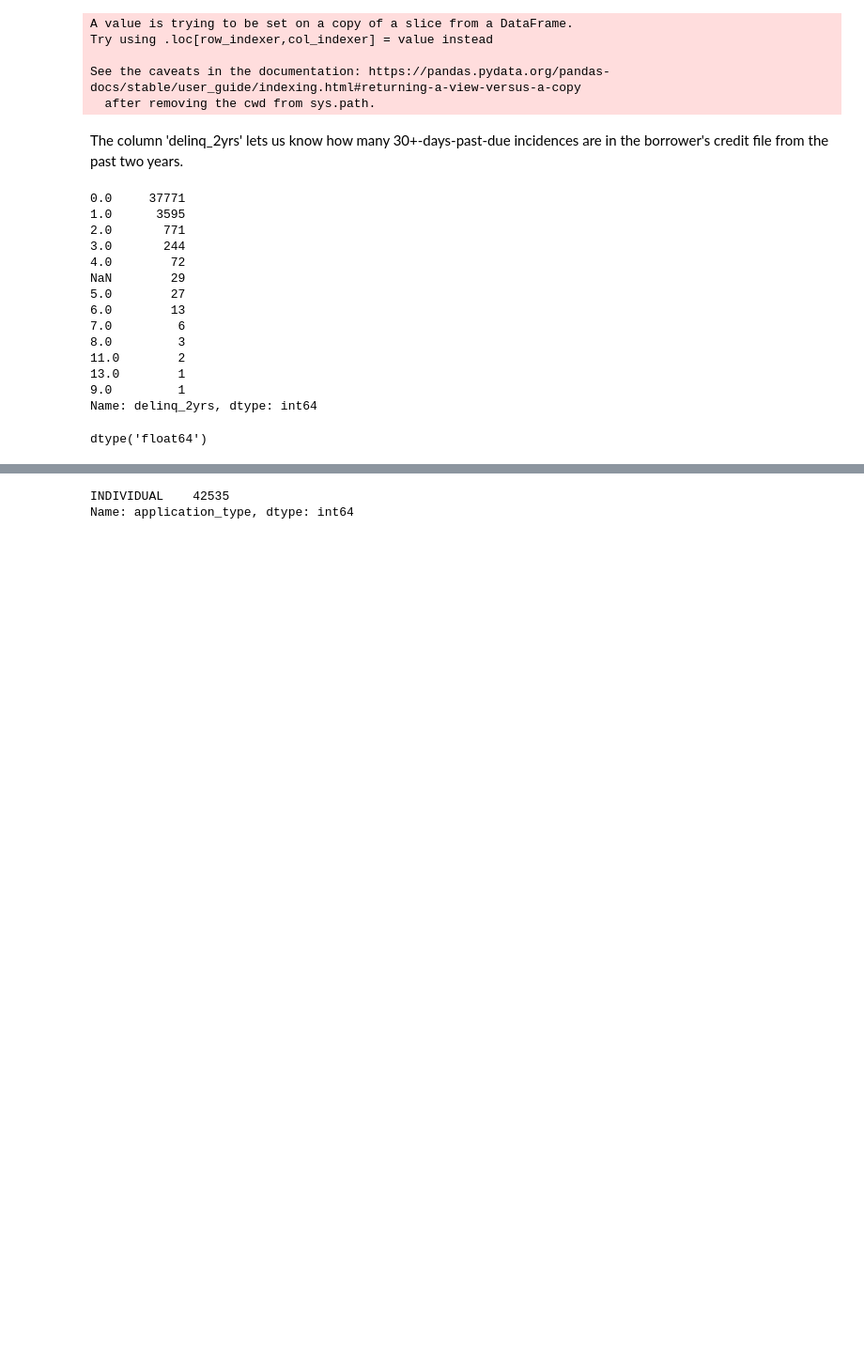
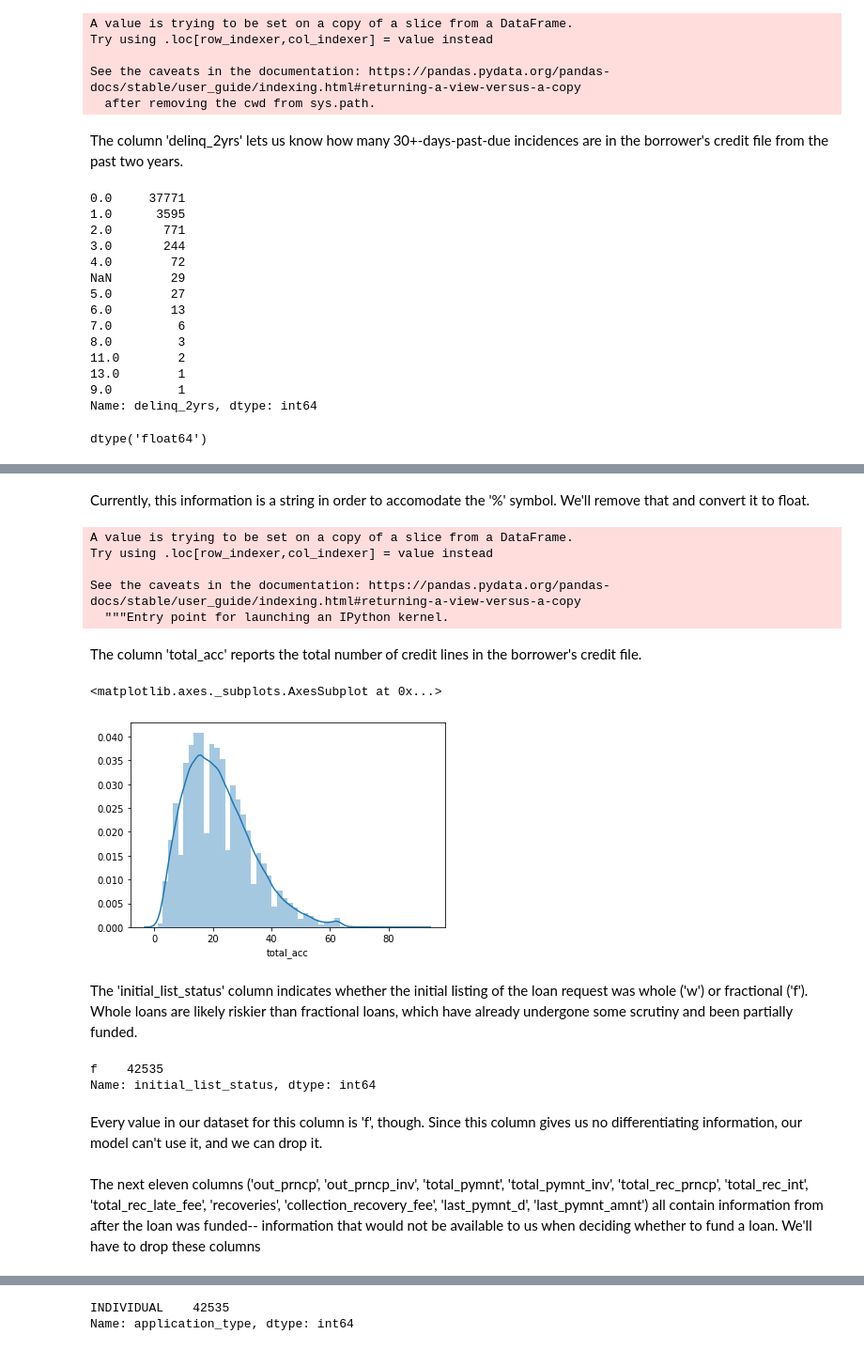
Before and after one commit to annahcasey/dataquest, a Jupyter notebook: machine_learning_project/Predicting_Loan_Repayment.ipynb, the cells around one changed output, grey strips where cells are left out. Shown at 94% size. Saved outputs shown, nothing was run; the diff lists cells and outputs as text; code cells hidden in the pictures; blank space fills up the shorter version.

Commit message:
built a logistic regression model to predict loan repayment

```diff
--- a/machine_learning_project/Predicting_Loan_Repayment.ipynb
+++ b/machine_learning_project/Predicting_Loan_Repayment.ipynb
@@ -522,0 +657,10 @@ Our next column of interest is 'application_type.'
+# %% [markdown]
+Currently, this information is a string in order to accomodate the '%' symbol. We'll remove that and convert it to float.
+# %%
+df['revol_util_pct'] = df['revol_util'].str.replace('%','').astype(float)
+# %% [output]
+A value is trying to be set on a copy of a slice from a DataFrame.
+Try using .loc[row_indexer,col_indexer] = value instead
+
+See the caveats in the documentation: https://pandas.pydata.org/pandas-docs/stable/user_guide/indexing.html#returning-a-view-versus-a-copy
+  """Entry point for launching an IPython kernel.
@@ -522,0 +669,16 @@ Our next column of interest is 'application_type.'
+# %% [markdown]
+The column 'total_acc' reports the total number of credit lines in the borrower's credit file.
+# %%
+sns.distplot(df['total_acc'].dropna())
+# %% [output]
+<matplotlib.axes._subplots.AxesSubplot at 0x...>
+[figure, added]
+# %% [markdown]
+The 'initial_list_status' column indicates whether the initial listing of the loan request was whole ('w') or fractional ('f'). Whole loans are likely riskier than fractional loans, which have already undergone some scrutiny and been partially funded.
+# %%
+df['initial_list_status'].value_counts(dropna=False)
+# %% [output]
+f    42535
+Name: initial_list_status, dtype: int64
+# %% [markdown]
+Every value in our dataset for this column is 'f', though. Since this column gives us no differentiating information, our model can't use it, and we can drop it.
@@ -522,0 +687,2 @@ Our next column of interest is 'application_type.'
+# %% [markdown]
+The next eleven columns ('out_prncp', 'out_prncp_inv', 'total_pymnt', 'total_pymnt_inv', 'total_rec_prncp', 'total_rec_int', 'total_rec_late_fee', 'recoveries', 'collection_recovery_fee', 'last_pymnt_d', 'last_pymnt_amnt') all contain information from after the loan was funded-- information that would not be available to us when deciding whether to fund a loan. We'll have to drop these columns
```
Also changed, not shown: parts of 168 cells of this notebook, 1 other file.
